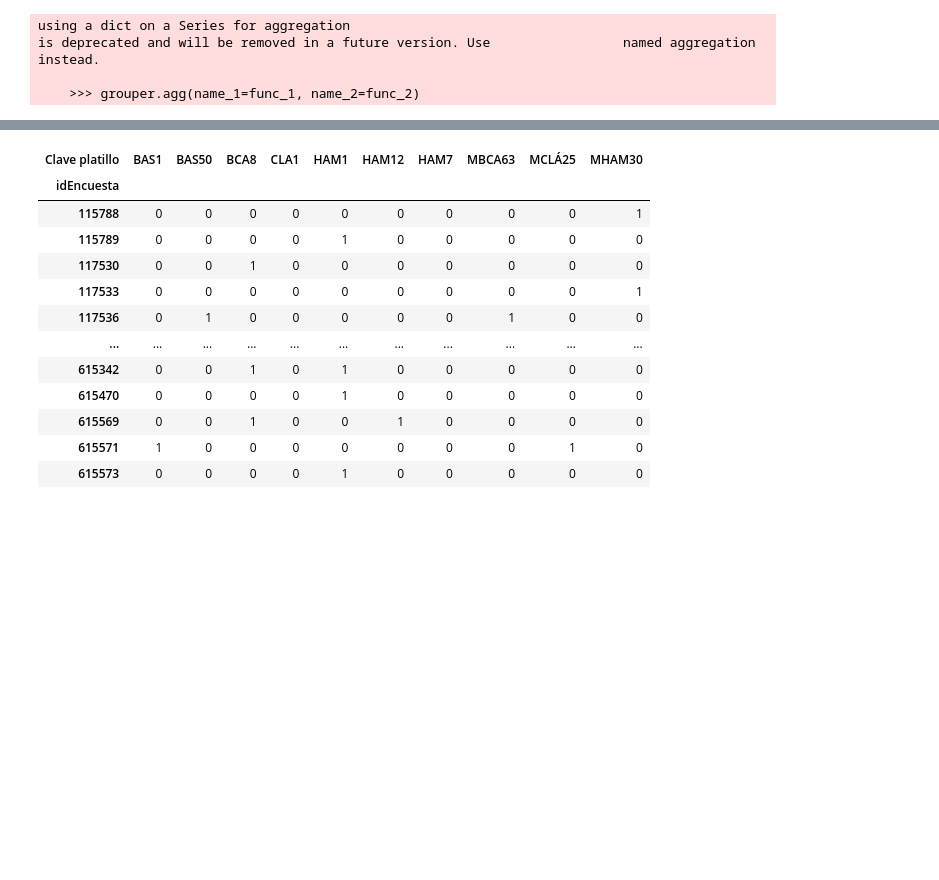
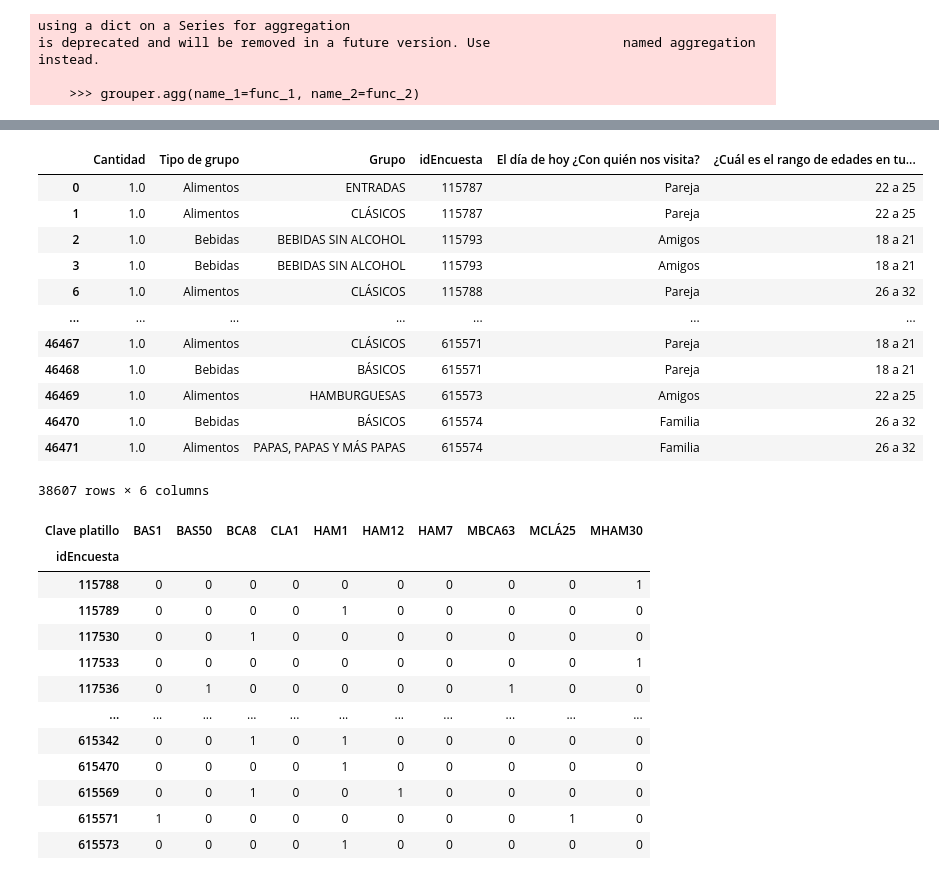
Before and after one commit to Caoimhim/data-analysis-semana-i, a Jupyter notebook: dendro.ipynb, the cells around one changed output, grey strips where cells are left out. Saved outputs shown, nothing was run; the diff lists cells and outputs as text; code cells hidden in the pictures; blank space fills up the shorter version.

```diff
--- a/dendro.ipynb
+++ b/dendro.ipynb
@@ -41,5 +45,22 @@ data2.dropna(axis=0, subset=['Clave platillo'], inplace=True)
 data2 = data2[['Cantidad','Clave platillo', 'idEncuesta']]
 data2 = data2.dropna()
+# %%
+data_reg = data_reg.dropna()
+data_reg
+# %% [output]
+|  | Cantidad | Tipo de grupo | Grupo | idEncuesta | El día de hoy ¿Con quién nos visita? | ¿Cuál es el rango de edades en tu... |
+| 0 | 1.0 | Alimentos | ENTRADAS | 115787 | Pareja | 22 a 25 |
+| 1 | 1.0 | Alimentos | CLÁSICOS | 115787 | Pareja | 22 a 25 |
+| 2 | 1.0 | Bebidas | BEBIDAS SIN ALCOHOL | 115793 | Amigos | 18 a 21 |
+| 3 | 1.0 | Bebidas | BEBIDAS SIN ALCOHOL | 115793 | Amigos | 18 a 21 |
+| 6 | 1.0 | Alimentos | CLÁSICOS | 115788 | Pareja | 26 a 32 |
+| ... | ... | ... | ... | ... | ... | ... |
+| 46467 | 1.0 | Alimentos | CLÁSICOS | 615571 | Pareja | 18 a 21 |
+| 46468 | 1.0 | Bebidas | BÁSICOS | 615571 | Pareja | 18 a 21 |
+| 46469 | 1.0 | Alimentos | HAMBURGUESAS | 615573 | Amigos | 22 a 25 |
+| 46470 | 1.0 | Bebidas | BÁSICOS | 615574 | Familia | 26 a 32 |
+| 46471 | 1.0 | Alimentos | PAPAS, PAPAS Y MÁS PAPAS | 615574 | Familia | 26 a 32 |
+38607 rows × 6 columns
 # %%
 data2 = data2.groupby(['idEncuesta', 'Clave platillo'])['Cantidad'].sum().unstack().reset_index().fillna(0).set_index('idEncuesta')
 # %%
```
Also changed, not shown: parts of 5 cells of this notebook.
